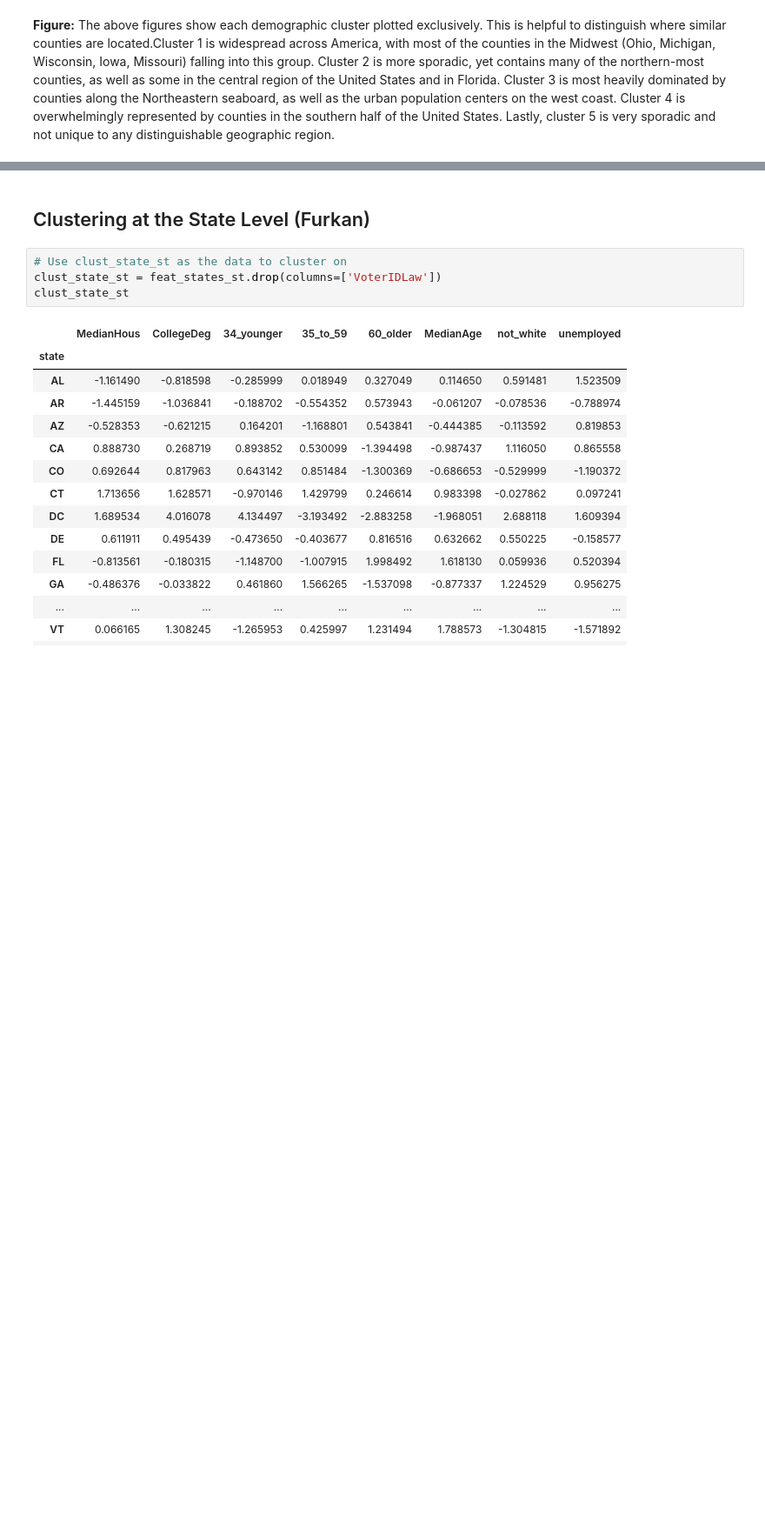
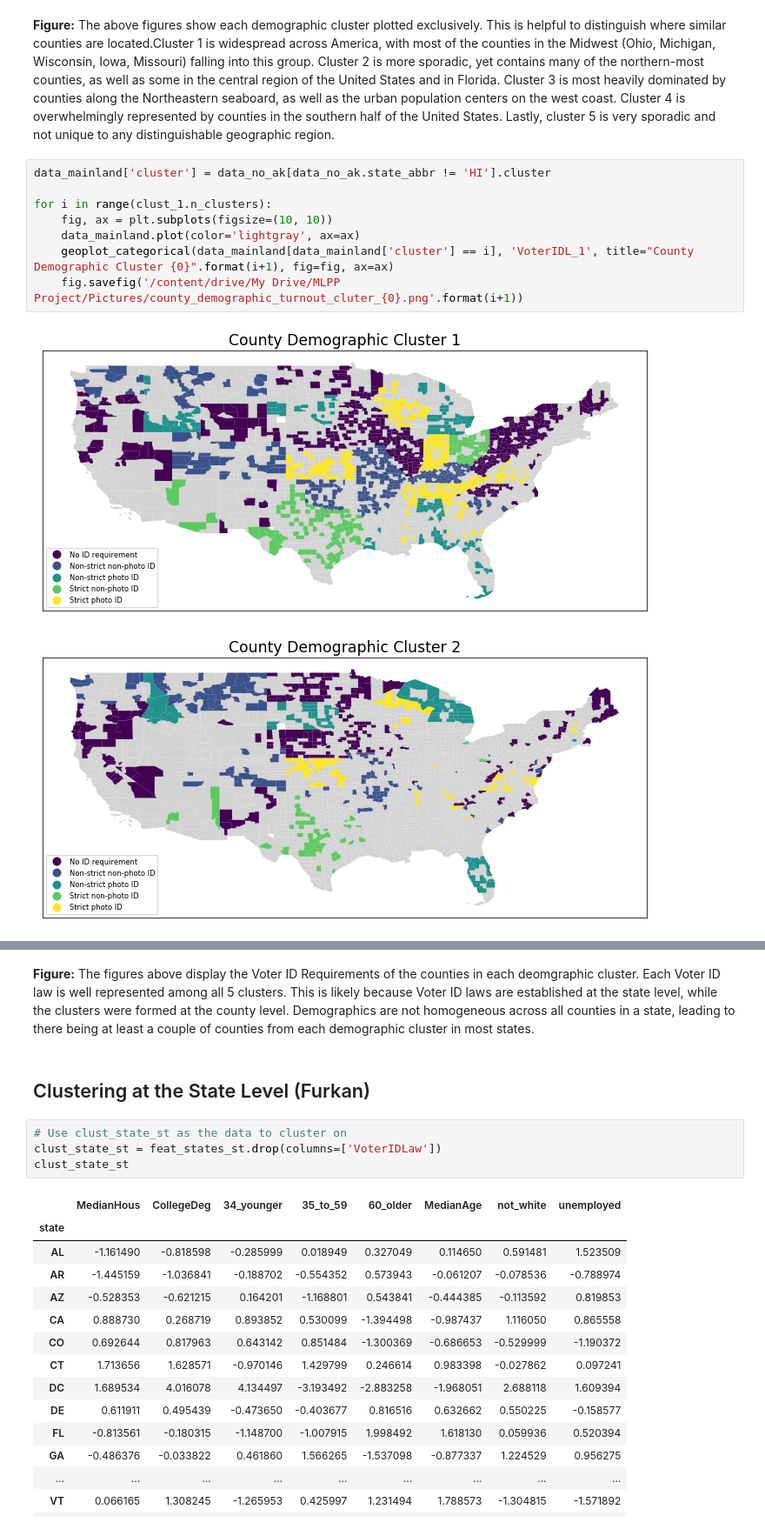
Before and after one commit to DesiPilla/demographics-voterid-turnout, a Jupyter notebook: Data_Analysis.ipynb, the cells around one changed output, grey strips where cells are left out. Shown at 87% size. Cells and saved outputs as stored; diff of their text form; blank space fills up the shorter version.

```diff
--- a/Data_Analysis.ipynb
+++ b/Data_Analysis.ipynb
@@ -466,2 +525,13 @@ for i in range(clust_1.n_clusters):
 # %% [markdown]
 **Figure:** The above figures show each demographic cluster plotted exclusively. This is helpful to distinguish where similar counties are located.Cluster 1 is widespread across America, with most of the counties in the Midwest (Ohio, Michigan, Wisconsin, Iowa, Missouri) falling into this group. Cluster 2 is more sporadic, yet contains many of the northern-most counties, as well as some in the central region of the United States and in Florida. Cluster 3 is most heavily dominated by counties along the Northeastern seaboard, as well as the urban population centers on the west coast. Cluster 4 is overwhelmingly represented by counties in the southern half of the United States. Lastly, cluster 5 is very sporadic and not unique to any distinguishable geographic region.
+# %%
+data_mainland['cluster'] = data_no_ak[data_no_ak.state_abbr != 'HI'].cluster
+
+for i in range(clust_1.n_clusters):
+    fig, ax = plt.subplots(figsize=(10, 10))
+    data_mainland.plot(color='lightgray', ax=ax)
+    geoplot_categorical(data_mainland[data_mainland['cluster'] == i], 'VoterIDL_1', title="County Demographic Cluster {0}".format(i+1), fig=fig, ax=ax)
+    fig.savefig('/content/drive/My Drive/MLPP Project/Pictures/county_demographic_turnout_cluter_{0}.png'.format(i+1))
+# %% [output]
+[figure, added]
+[figure, added]
@@ -468,3 +541,5 @@ for i in range(clust_1.n_clusters):
+# %% [markdown]
+**Figure:** The figures above display the Voter ID Requirements of the counties in each deomgraphic cluster. Each Voter ID law is well represented among all 5 clusters. This is likely because Voter ID laws are established at the state level, while the clusters were formed at the county level. Demographics are not homogeneous across all counties in a state, leading to there being at least a couple of counties from each demographic cluster in most states.
 # %% [markdown]
 ## Clustering at the State Level (Furkan)
 # %%
```
Also changed, not shown: parts of 5 cells of this notebook.
